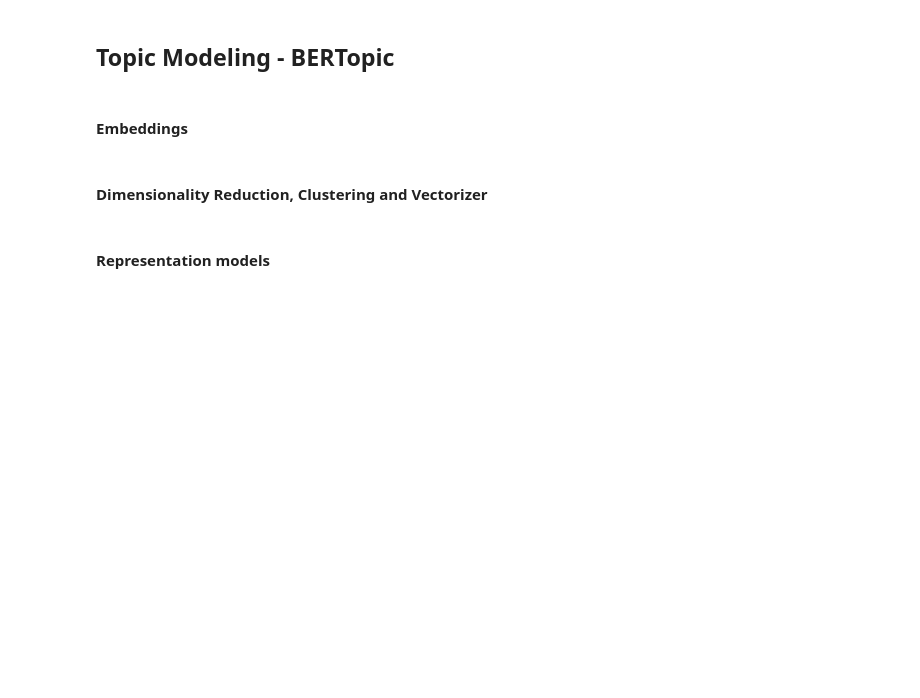
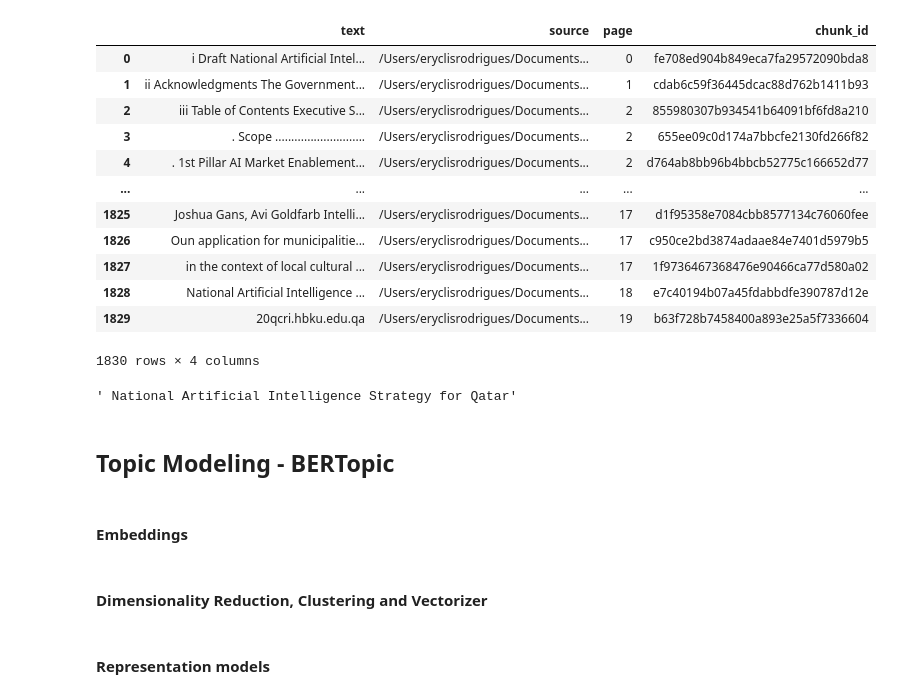
Before and after one commit to Eryclis/AI_Governance, a Jupyter notebook: Notebooks/1-LangChain - extraction.ipynb, the cells around one changed output. Drawn from its saved outputs; the diff is of its cells as text; code cells hidden in the pictures; blank space fills up the shorter version.

Commit message:
New cleaning

```diff
--- a/Notebooks/1-LangChain - extraction.ipynb
+++ b/Notebooks/1-LangChain - extraction.ipynb
@@ -75,3 +159,27 @@ df_sampling['text'][141]
+# %%
+copy_df_sampling = df_sampling.copy()
+# %%
+copy_df_sampling['text'] = copy_df_sampling['text'].apply(clean_text)
+# %%
+copy_df_sampling
+# %% [output]
+|  | text | source | page | chunk_id |
+| 0 | i Draft National Artificial Intel... | /Users/eryclisrodrigues/Documents... | 0 | fe708ed904b849eca7fa29572090bda8 |
+| 1 | ii Acknowledgments The Government... | /Users/eryclisrodrigues/Documents... | 1 | cdab6c59f36445dcac88d762b1411b93 |
+| 2 | iii Table of Contents Executive S... | /Users/eryclisrodrigues/Documents... | 2 | 855980307b934541b64091bf6fd8a210 |
+| 3 | . Scope ............................ | /Users/eryclisrodrigues/Documents... | 2 | 655ee09c0d174a7bbcfe2130fd266f82 |
+| 4 | . 1st Pillar AI Market Enablement... | /Users/eryclisrodrigues/Documents... | 2 | d764ab8bb96b4bbcb52775c166652d77 |
+| ... | ... | ... | ... | ... |
+| 1825 | Joshua Gans, Avi Goldfarb Intelli... | /Users/eryclisrodrigues/Documents... | 17 | d1f95358e7084cbb8577134c76060fee |
+| 1826 | Oun application for municipalitie... | /Users/eryclisrodrigues/Documents... | 17 | c950ce2bd3874adaae84e7401d5979b5 |
+| 1827 | in the context of local cultural ... | /Users/eryclisrodrigues/Documents... | 17 | 1f9736467368476e90466ca77d580a02 |
+| 1828 | National Artificial Intelligence ... | /Users/eryclisrodrigues/Documents... | 18 | e7c40194b07a45fdabbdfe390787d12e |
+| 1829 | 20qcri.hbku.edu.qa | /Users/eryclisrodrigues/Documents... | 19 | b63f728b7458400a893e25a5f7336604 |
+1830 rows × 4 columns
+# %%
+copy_df_sampling['text'][1828]
+# %% [output]
+' National Artificial Intelligence Strategy for Qatar'
 # %% [markdown]
 ## Topic Modeling - BERTopic
 # %% [markdown]
```
Also changed, not shown: parts of 11 cells of this notebook, 1 other file.
